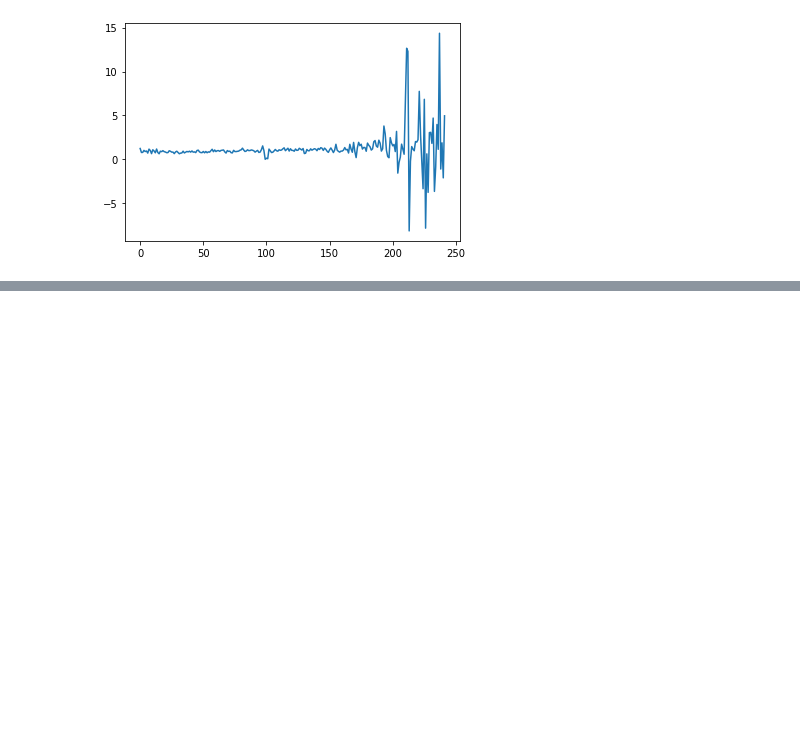
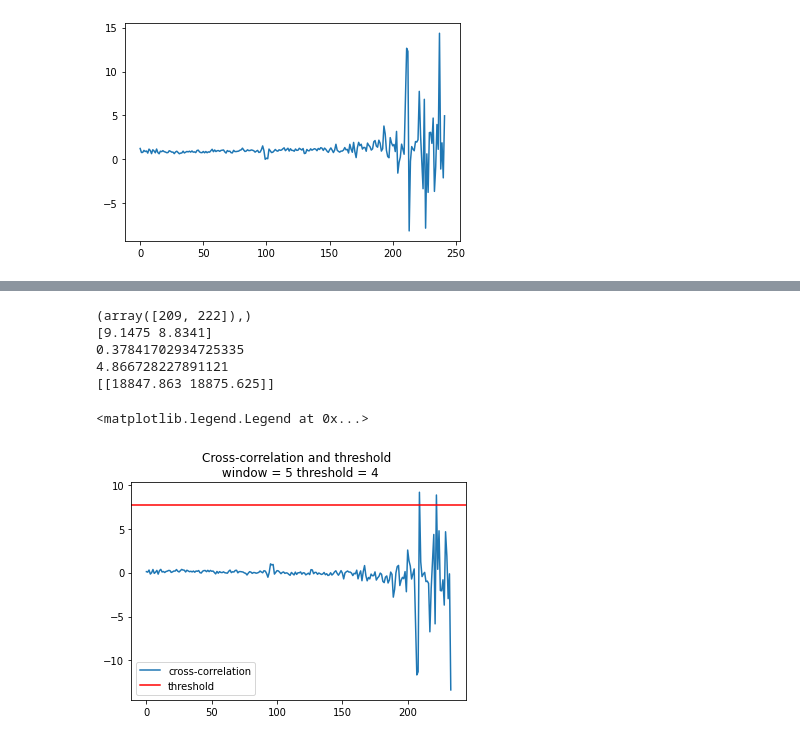
Before and after one commit to AntonioVitalic/AS4107-Investigacion-Dirigida, a Jupyter notebook: Tests_inv_dirigida.ipynb, the cells around one changed output, grey strips where cells are left out. Drawn from its saved outputs; the diff is of its cells as text; code cells hidden in the pictures; blank space fills up the shorter version.

```diff
--- a/Tests_inv_dirigida.ipynb
+++ b/Tests_inv_dirigida.ipynb
@@ -36,6 +38,7 @@ namelist = ['20190128_Bend.dat',
  '20190128_Reno.dat',
  '20190128_Sisters.dat',
  '20190128_Susanville.dat',
+ '20190128_Susanville_b.dat',
  '20190128_Wildwood.dat',
  '20190128_Yakima.dat',
  '20190128_Yuma.dat']
@@ -1201,7 +1204,7 @@ window = 2 * round(time_avg_sep) + 1
 # windowk = size_kernel(55.2, 21.5, time_avg_sep)
 (rolling_mean_std_SR(flux_norm, wd_size=window)[2] < n), len(flux_norm)
 
-for i in range(len(flux_norm)):
-  if (rolling_mean_std_SR(flux_norm, wd_size=window)[2] < n)[i] == True:
-    print(i)
+# for i in range(len(flux_norm)):
+#   if (rolling_mean_std_SR(flux_norm, wd_size=window)[2] < n)[i] == True:
+#     print(i)
 # %% [output]
@@ -1328,16 +1320,11 @@ for file in namelist:
   kernel = np.concatenate((a, b, a), axis=None)
   correlate = np.correlate(flux_norm-1, kernel, 'valid')
   n = 2
-  window = 2 * round(time_avg_sep) + 1
+  window = 2 * round(time_avg_sep) - 1 # is for Reno, for previous way
   # if (rolling_mean_std_SR(flux_norm, wd_size=window)[2] < n).any():
   #   print('SR < '+str(n)+' in '+str(file)[9:-4]+' location')
   #   SR_less_than.append(str(file)[9:-4])
-  # if np.max(correlate) > 5 * np.std(correlate) and (rolling_mean_std_SR(flux_norm, wd_size=window)[2] > n).all():
-  if np.max(correlate) > 5 * np.std(correlate) and (rolling_mean_std_SR(cut_right(flux_norm, n), wd_size=window)[2] > n).all():
-    # print('Posible detection in '+str(file)[9:-4]+\
-    #       ' location, magnitude of maximum cross-correlation / std of cross-correlation is {:.3f}'\
-    #       .format(np.max(correlate) / np.std(correlate)))
-    # print('Magnitude of maximum cross-correlation at '+str(file)[9:-4]+' is {:.3f}'.format(np.max(correlate)))
-    # print('SR at '+str(file)[9:-4]+' is {:.3f}'.format(SR(flux_norm)))
+  if np.max(correlate) > 5 * np.std(correlate) and (rolling_mean_std_SR(flux_norm, wd_size=window)[2] > n).all():
+  # if np.max(correlate) > 5 * np.std(correlate) and (rolling_mean_std_SR(cut_right(flux_norm, n), wd_size=window)[2] > n).all():
     possible_detection.append(str(file)[9:-4])
 SR_less_than, possible_detection
@@ -1344,3 +1392,53 @@ SR_less_than, possible_detection
+# %%
+# with open('20190128_Reno.dat', 'r') as f:
+with open('20190128_Susanville_b.dat', 'r') as f: # np.where(mask) no arroja nada por el 5*std (correlate global)
+# with open('test1.txt', 'r') as f:
+  data = []
+  d = f.readlines()
+  for i in d:
+    k = i.rstrip().split(",")
+    data.append([float(i) if is_float(i) else i for i in k])
+  data = np.array(data, dtype='O')
+  time = data[:, 0]
+  flux_norm = data[:, 1]
+  flux_unc = data[:, 2]
+  distances = []
+  # compute distances between points
+  for i in range(len(time) - 1):
+    dist = time[i] - time[i+1]
+    distances.append(dist)
+  # get the average
+  time_avg_sep = np.abs(sum(distances)) / len(distances) # es la cadencia, en este caso sería de 1s a 2s en algunos casos
+  # print('Time average separation in '+str(file)[9:-4]+' location is {:.3f}'.format(time_avg_sep))
+  a = np.zeros(4)
+  b = - np.ones(size_kernel(55.2, 21.5, time_avg_sep))
+  kernel = np.concatenate((a, b, a), axis=None)
+  correlate = np.correlate(flux_norm-1, kernel, 'valid')
+  # len(flux_norm) == 535, len(kernel) == 9, len(correlate) == 526
+  n = 2
+  window = 2 * round(time_avg_sep) + 1 # is for Reno, for previous way
+  threshold = 4
+  mask = correlate >= threshold * np.std(correlate) # mask is a tuple
+  print(np.where(mask))
+  print(correlate[mask])
+  print(np.std(correlate[90:110]))
+  # print(correlate[90:110])
+  print(np.std(correlate[200:250]))
+  # print(correlate[200:250])
+  print(time[np.where(mask) + np.array([round(len(kernel)/2)])])
+
+plt.plot(correlate, label='cross-correlation');
+plt.axhline(y = threshold * np.std(correlate), xmin = 0, xmax = len(correlate), color = 'r', linestyle = '-', label='threshold')
+plt.title('Cross-correlation and threshold \n window = {}'.format(window)+' threshold = {}'.format(threshold))
+plt.legend()
+# %% [output]
+(array([209, 222]),)
+[9.1475 8.8341]
+0.37841702934725335
+4.866728227891121
+[[18847.863 18875.625]]
+<matplotlib.legend.Legend at 0x...>
+[figure, added]
 # %%
 from scipy.stats import norm
 with open('20190128_Quincy_b.dat', 'r') as f:
```
Also changed, not shown: parts of 21 cells of this notebook.
